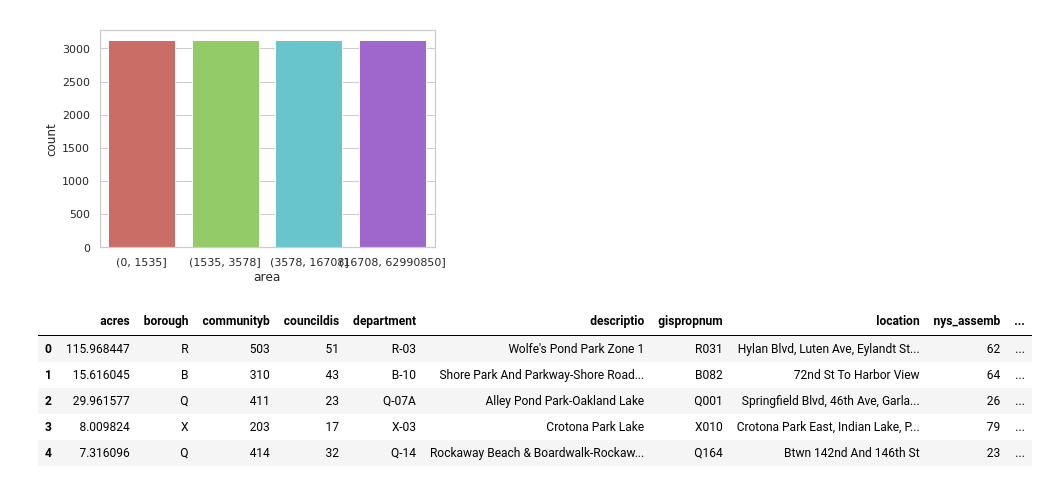
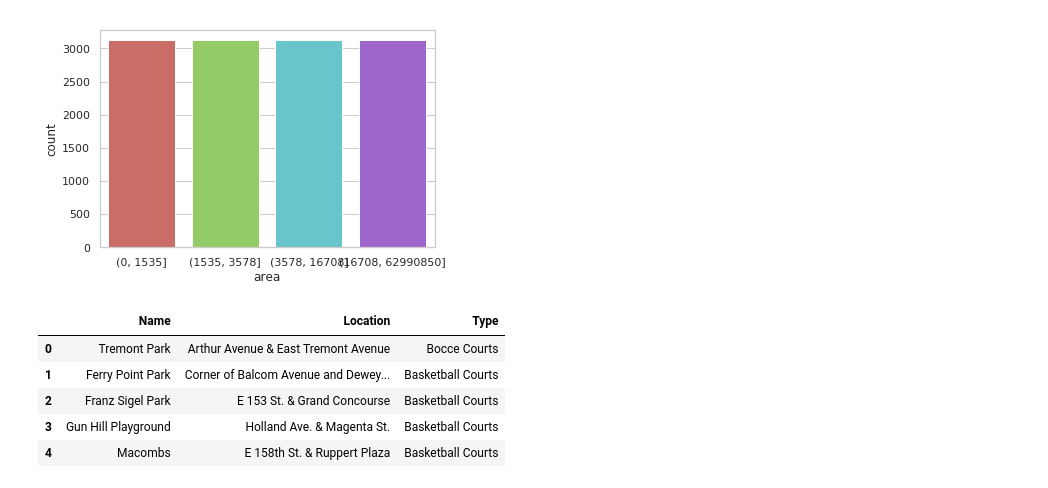
Before and after one commit to rohuniyer/How-greenspace-makes-the-green, a Jupyter notebook: greenspace.ipynb, the cells around one changed output. Saved outputs shown, nothing was run; the diff lists cells and outputs as text; code cells hidden in the pictures.

Commit message:
facility

```diff
--- a/greenspace.ipynb
+++ b/greenspace.ipynb
@@ -51,13 +55,13 @@ plt.show()
 # %% [output]
 [figure]
 # %%
-pz=gpd.GeoDataFrame.from_file("/nfshome"+"/cl4855"+"/ADS"+"/How-greenspace-makes-the-green"+"/Parks Zones"+"/geo_export_a90dc41c-f8a9-41e2-a7cc-d3f837c229b3.shp")
+facility=pd.read_csv("/nfshome"+"/cl4855"+"/ADS"+"/How-greenspace-makes-the-green"+"/Parks Zones"+"/Directory_of_Parks_Disability_Accessibility_Facilities_and_Programs.csv")
 # %%
-pz.head()
+facility.head()
 # %% [output]
-|  | acres | borough | communityb | councildis | department | descriptio | gispropnum | location | nys_assemb | ... |
-| 0 | 115.968447 | R | 503 | 51 | R-03 | Wolfe's Pond Park Zone 1 | R031 | Hylan Blvd, Luten Ave, Eylandt St... | 62 | ... |
-| 1 | 15.616045 | B | 310 | 43 | B-10 | Shore Park And Parkway-Shore Road... | B082 | 72nd St To Harbor View | 64 | ... |
-| 2 | 29.961577 | Q | 411 | 23 | Q-07A | Alley Pond Park-Oakland Lake | Q001 | Springfield Blvd, 46th Ave, Garla... | 26 | ... |
-| 3 | 8.009824 | X | 203 | 17 | X-03 | Crotona Park Lake | X010 | Crotona Park East, Indian Lake, P... | 79 | ... |
-| 4 | 7.316096 | Q | 414 | 32 | Q-14 | Rockaway Beach & Boardwalk-Rockaw... | Q164 | Btwn 142nd And 146th St | 23 | ... |
+|  | Name | Location | Type |
+| 0 | Tremont Park | Arthur Avenue & East Tremont Avenue | Bocce Courts |
+| 1 | Ferry Point Park | Corner of Balcom Avenue and Dewey... | Basketball Courts |
+| 2 | Franz Sigel Park | E 153 St. & Grand Concourse | Basketball Courts |
+| 3 | Gun Hill Playground | Holland Ave. & Magenta St. | Basketball Courts |
+| 4 | Macombs | E 158th St. & Ruppert Plaza | Basketball Courts |
```
Also changed, not shown: parts of 22 cells of this notebook, 6 other files.
